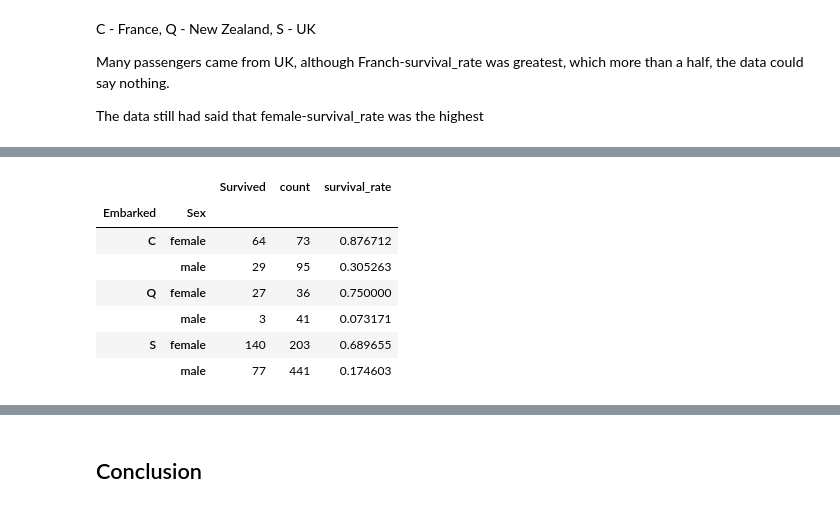
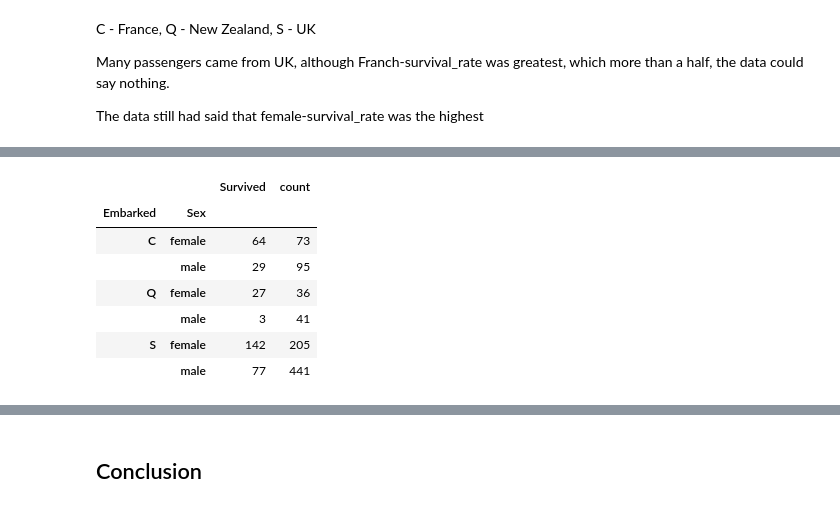
Before and after one commit to leapOfCreed/Data_Analysis, a Jupyter notebook: Titanic/Titanic_Data_Analysis.ipynb, the cells around one changed output, grey strips where cells are left out. Saved outputs shown, nothing was run; the diff lists cells and outputs as text; code cells hidden in the pictures.

Commit message:
Update Titanic

```diff
--- a/Titanic/Titanic_Data_Analysis.ipynb
+++ b/Titanic/Titanic_Data_Analysis.ipynb
@@ -46,0 +70,16 @@ titanic_info.describe()
+# %%
+# Groupby.mean()
+def groupby_mean(data, *args1):
+    return data.groupby(args1[0]).mean()[args1[1]]
+
+# Groupby_sum()
+def groupby_sum(data, *args1):
+    return data.groupby(args1[0]).sum()[args1[1]]
+
+
+# Drawing
+def plot_bar(data, title=None, x_item=None, y_item=None):
+    data.plot(kind='bar')
+    plt.title(title)
+    plt.xlabel(x_item)
+    plt.ylabel(y_item)
@@ -47,3 +94,7 @@ titanic_info.describe()
+# %%
+titanic = titanic_info.drop(['Cabin'], axis=1)
+titanic['Age'] = titanic['Age'].fillna(30)
+titanic['Embarked'] = titanic['Embarked'].fillna('S')
 # %% [markdown]
 In all passengers, survivors were <font color=red>younger</font> than victims.
 
@@ -63,0 +129,5 @@ survived_compare_age.plot(kind='bar')
+# %%
+bins = np.arange(0, 90, 10)
+titanic['Age_Group'] = pd.cut(titanic['Age'], bins)
+age_group_compare = titanic.groupby(['Age_Group', 'Survived'])[['Survived']].count()
+age_group_compare.unstack().plot(kind='bar', stacked=True)
@@ -290,13 +284,12 @@ embarked.plot(kind='bar')
 # %%
-embarked_sex = titanic_info.groupby(['Embarked', 'Sex']).sum()[['Survived', 'count']]
-embarked_sex['survival_rate'] = embarked_sex['Survived']/embarked_sex['count']
+embarked_sex = groupby_sum(titanic, ['Embarked', 'Sex'], ['Survived', 'count'])
 embarked_sex
 # %% [output]
-|  |  | Survived | count | survival_rate |
-| Embarked | Sex |  |  |  |
-| C | female | 64 | 73 | 0.876712 |
-|  | male | 29 | 95 | 0.305263 |
-| Q | female | 27 | 36 | 0.750000 |
-|  | male | 3 | 41 | 0.073171 |
-| S | female | 140 | 203 | 0.689655 |
-|  | male | 77 | 441 | 0.174603 |
+|  |  | Survived | count |
+| Embarked | Sex |  |  |
+| C | female | 64 | 73 |
+|  | male | 29 | 95 |
+| Q | female | 27 | 36 |
+|  | male | 3 | 41 |
+| S | female | 142 | 205 |
+|  | male | 77 | 441 |
```
Also changed, not shown: parts of 49 cells of this notebook.
